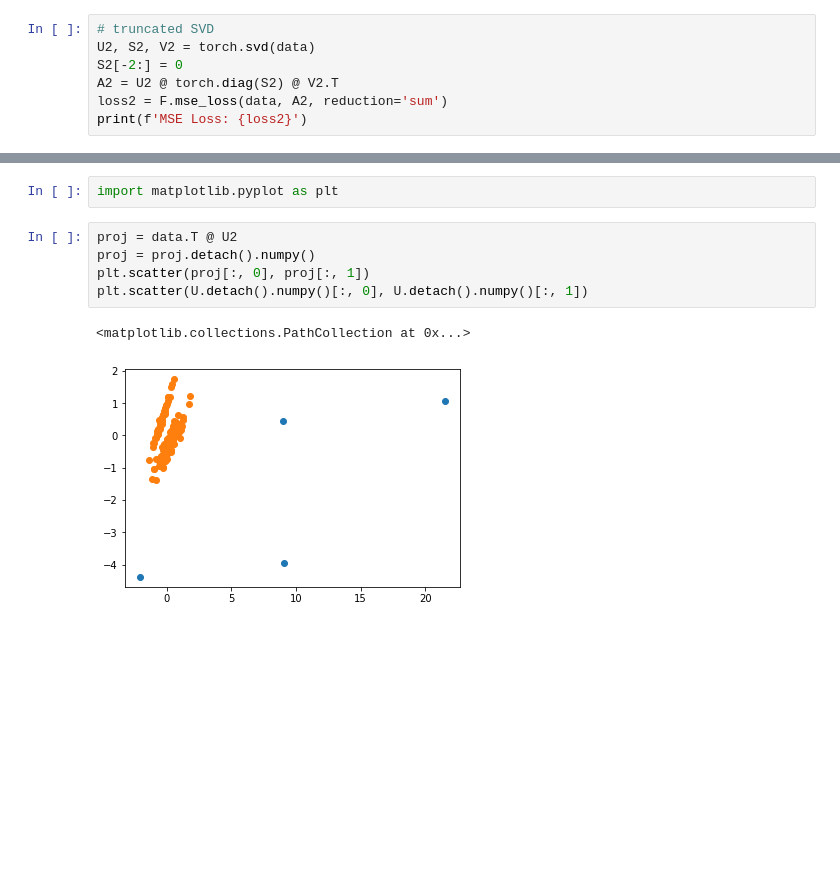
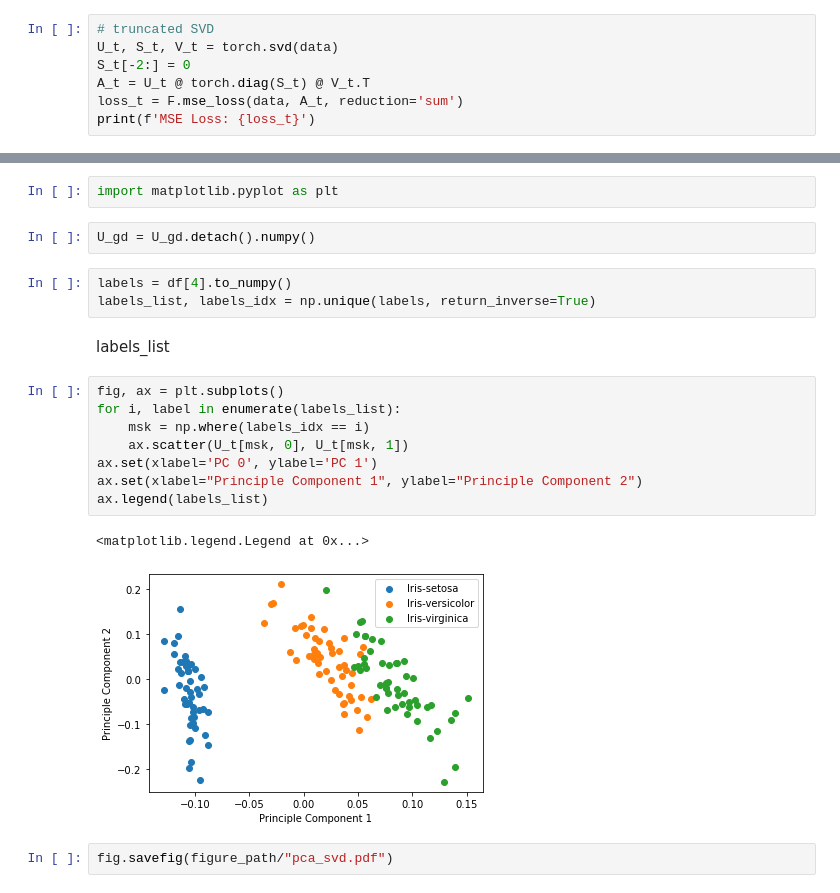
Before and after one commit to eugeneteoh/COMP6248-Deep-Learning, a Jupyter notebook: lab_2/exercise/lab2ex_1.ipynb, the cells around one changed output, grey strips where cells are left out. Drawn from its saved outputs; the diff is of its cells as text; blank space fills up the shorter version.

```diff
--- a/lab_2/exercise/lab2ex_1.ipynb
+++ b/lab_2/exercise/lab2ex_1.ipynb
@@ -40,10 +57,10 @@ MSE Loss: 15.22886854506814
 # %%
 # truncated SVD
-U2, S2, V2 = torch.svd(data)
-S2[-2:] = 0
-A2 = U2 @ torch.diag(S2) @ V2.T
-loss2 = F.mse_loss(data, A2, reduction='sum')
-print(f'MSE Loss: {loss2}')
+U_t, S_t, V_t = torch.svd(data)
+S_t[-2:] = 0
+A_t = U_t @ torch.diag(S_t) @ V_t.T
+loss_t = F.mse_loss(data, A_t, reduction='sum')
+print(f'MSE Loss: {loss_t}')
 # %% [output]
 MSE Loss: 15.22883415222168
 # %% [markdown]
@@ -52,11 +69,23 @@ MSE Loss: 15.22883415222168
 TBC
 # %%
 import matplotlib.pyplot as plt
-# %%
-proj = data.T @ U2
-proj = proj.detach().numpy()
-plt.scatter(proj[:, 0], proj[:, 1])
-plt.scatter(U.detach().numpy()[:, 0], U.detach().numpy()[:, 1])
-# %% [output]
-<matplotlib.collections.PathCollection at 0x...>
-[figure, removed]
+# %%
+U_gd = U_gd.detach().numpy()
+# %%
+labels = df[4].to_numpy()
+labels_list, labels_idx = np.unique(labels, return_inverse=True)
+# %% [markdown]
+labels_list
+# %%
+fig, ax = plt.subplots()
+for i, label in enumerate(labels_list):
+    msk = np.where(labels_idx == i)
+    ax.scatter(U_t[msk, 0], U_t[msk, 1])
+ax.set(xlabel='PC 0', ylabel='PC 1')
+ax.set(xlabel="Principle Component 1", ylabel="Principle Component 2")
+ax.legend(labels_list)
+# %% [output]
+<matplotlib.legend.Legend at 0x...>
+[figure, added]
+# %%
+fig.savefig(figure_path/"pca_svd.pdf")
```
Also changed, not shown: parts of 7 cells of this notebook, 9 other files.
